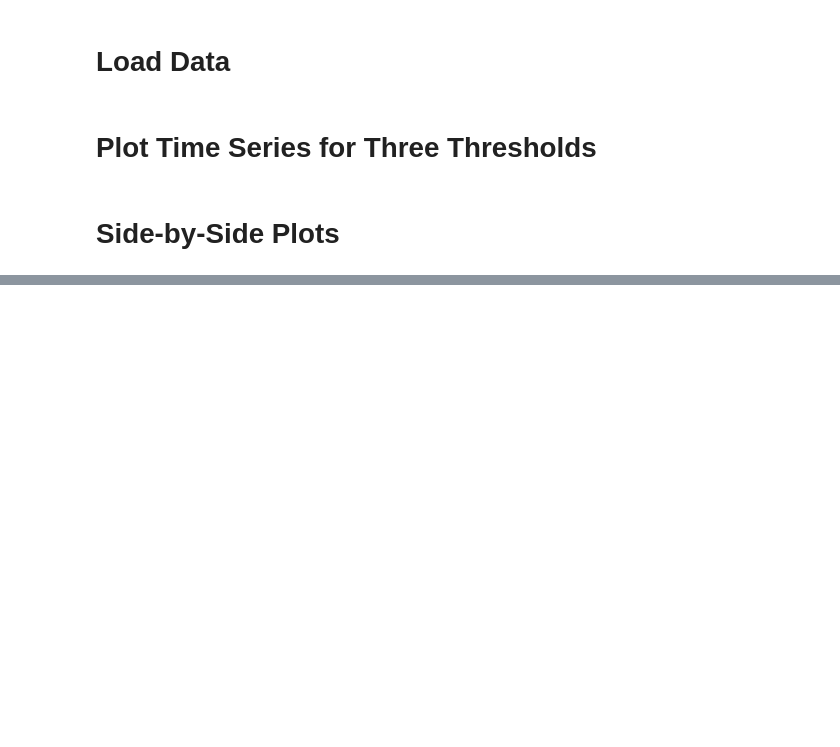
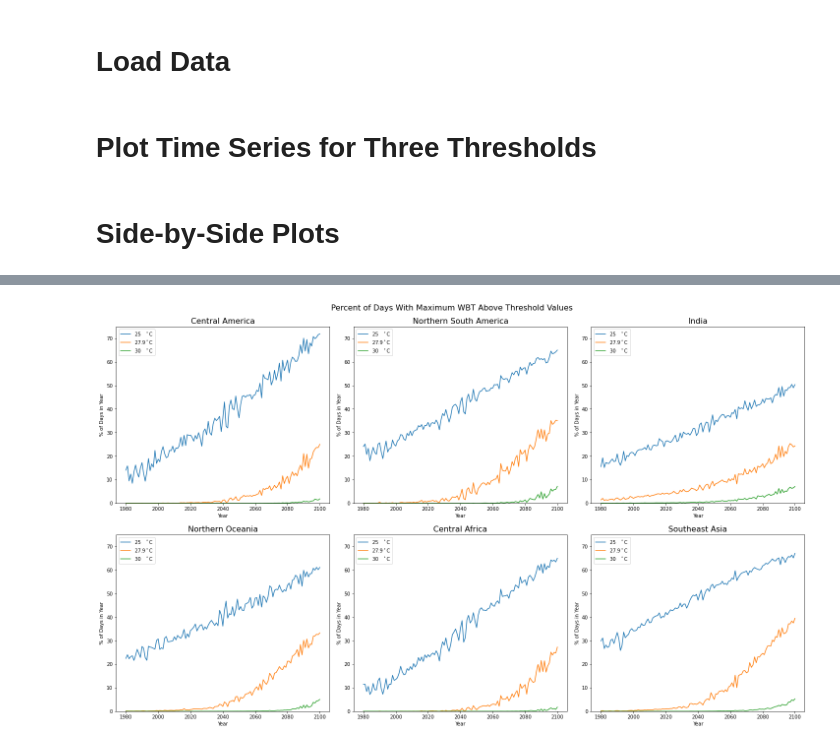
Before and after one commit to KYan19/pei, a Jupyter notebook: notebooks/4.5_WBTBinning.ipynb, the cells around one changed output, grey strips where cells are left out. Cells and saved outputs as stored; diff of their text form; code cells hidden in the pictures; blank space fills up the shorter version.

```diff
--- a/notebooks/4.5_WBTBinning.ipynb
+++ b/notebooks/4.5_WBTBinning.ipynb
@@ -66,0 +71,23 @@ plt.tight_layout()
+# %%
+regions = ['Central America','Northern South America','India','Northern Oceania','Central Africa','Southeast Asia']
+
+# Create figure and axes
+fig, axs = plt.subplots(figsize=(20,12),nrows=2,ncols=3,constrained_layout=True)
+
+# Running counter to determine axis
+index = 0
+
+# Loop through regions
+for region in regions:
+    # Get correct axis
+    ax = axs[int(index/3)][index%3]
+    index+=1
+
+    plot_thres3(region,ds,ax)
+    ax.set_ylim(0,75)
+    ax.set_title(region,fontsize=16)
+
+fig.suptitle('Percent of Days With Maximum WBT Above Threshold Values',fontsize=16)
+fig.savefig('relevant_timeseries.png')
+# %% [output]
+[figure, added]
```
Also changed, not shown: parts of 15 cells of this notebook.
